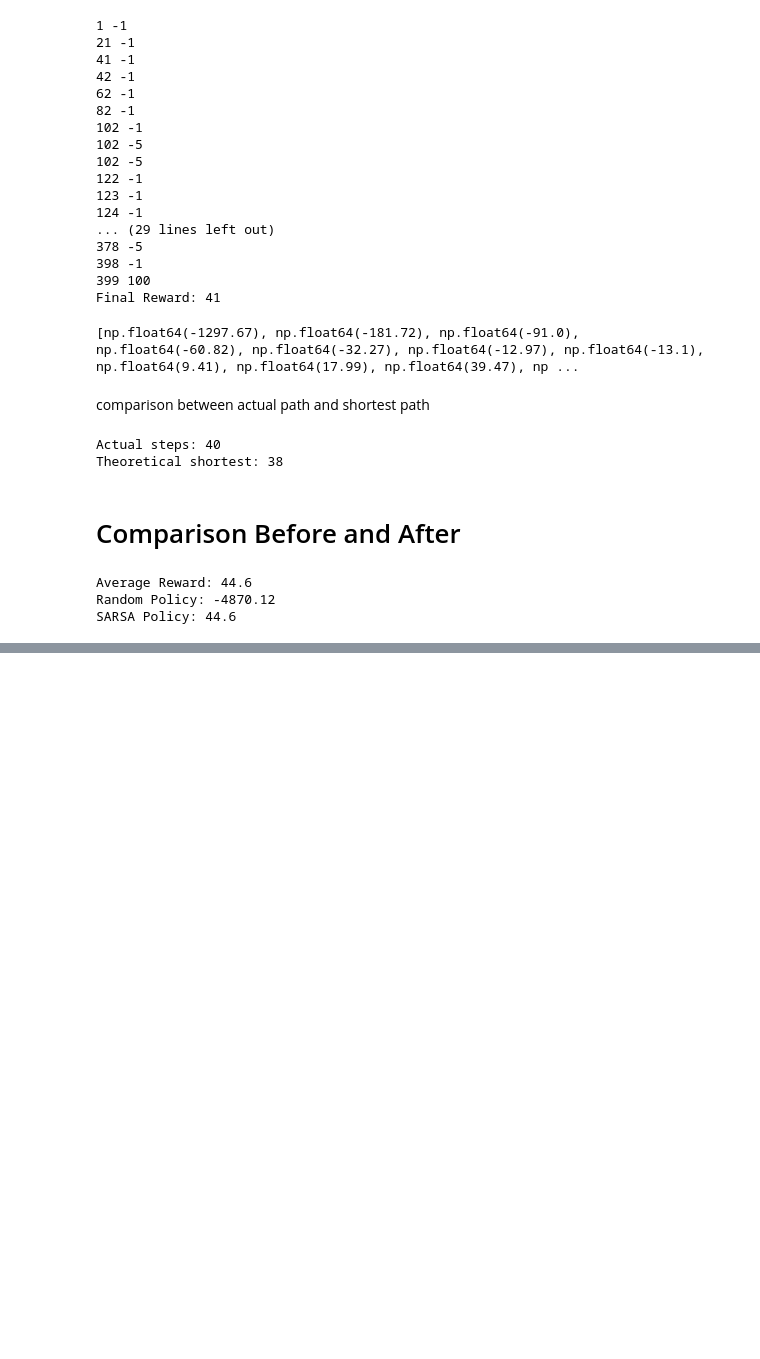
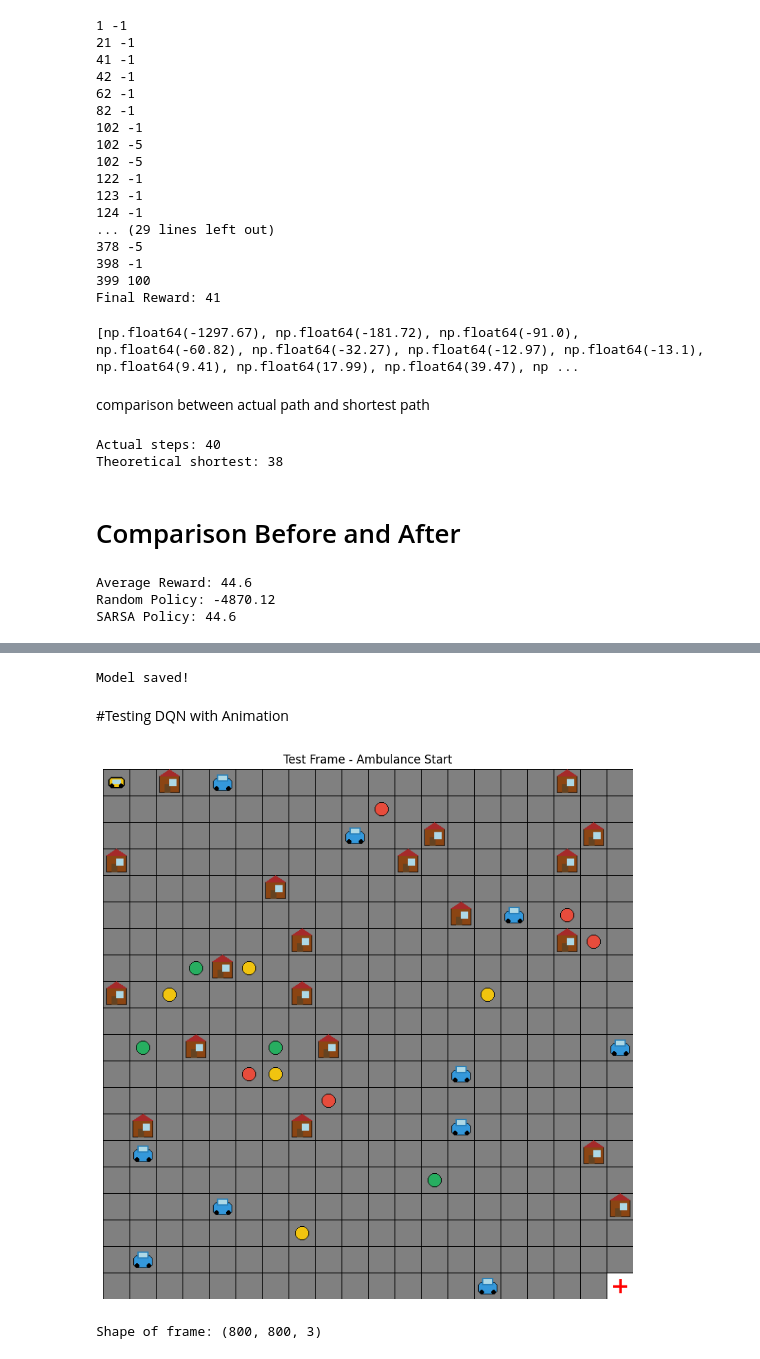
Before and after one commit to MoazIbrahem/Smart-Emergency-Ambulance-Routing-, a Jupyter notebook: Environment_algorithm.ipynb, the cells around one changed output, grey strips where cells are left out. Drawn from its saved outputs; the diff is of its cells as text; code cells hidden in the pictures; blank space fills up the shorter version.

```diff
--- a/Environment_algorithm.ipynb
+++ b/Environment_algorithm.ipynb
@@ -566,0 +825,21 @@ SARSA Policy: 44.6
+# %%
+torch.save(dqn_agent.policy_net.state_dict(), 'dqn_ambulance.pth')
+print("Model saved!")
+# %% [output]
+Model saved!
+# %% [markdown]
+#Testing DQN with Animation
+# %%
+state, _ = env.reset()
+test_frame = env.render_frame(state, env.traffic_lights)
+
+plt.figure(figsize=(10, 10))
+plt.imshow(test_frame)
+plt.title("Test Frame - Ambulance Start")
+plt.axis('off')
+plt.show()
+
+print(f"Shape of frame: {test_frame.shape}")
+# %% [output]
+[figure, added]
+Shape of frame: (800, 800, 3)
```
Also changed, not shown: parts of 14 cells of this notebook.
